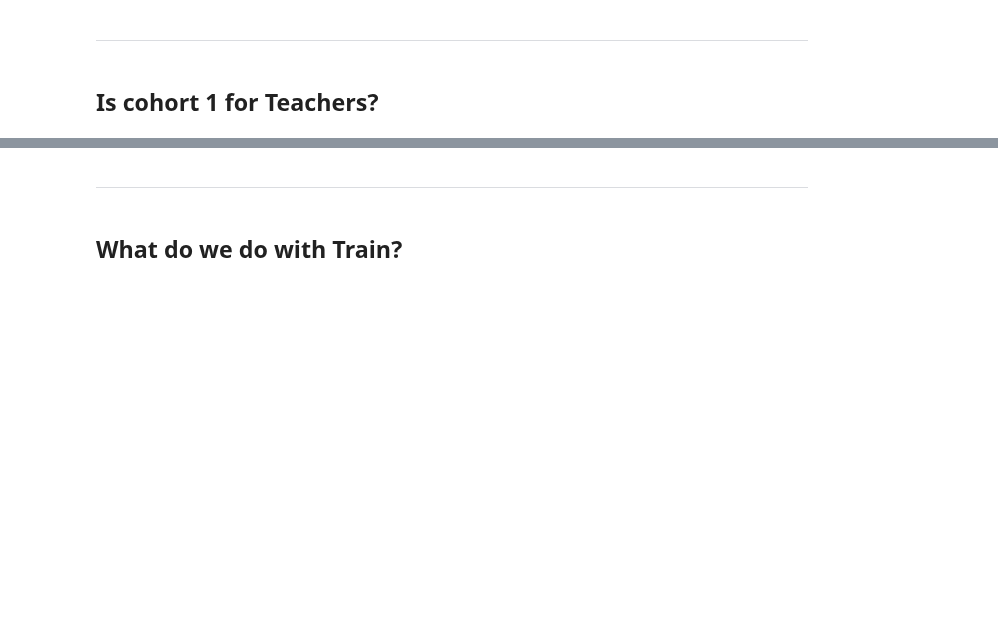
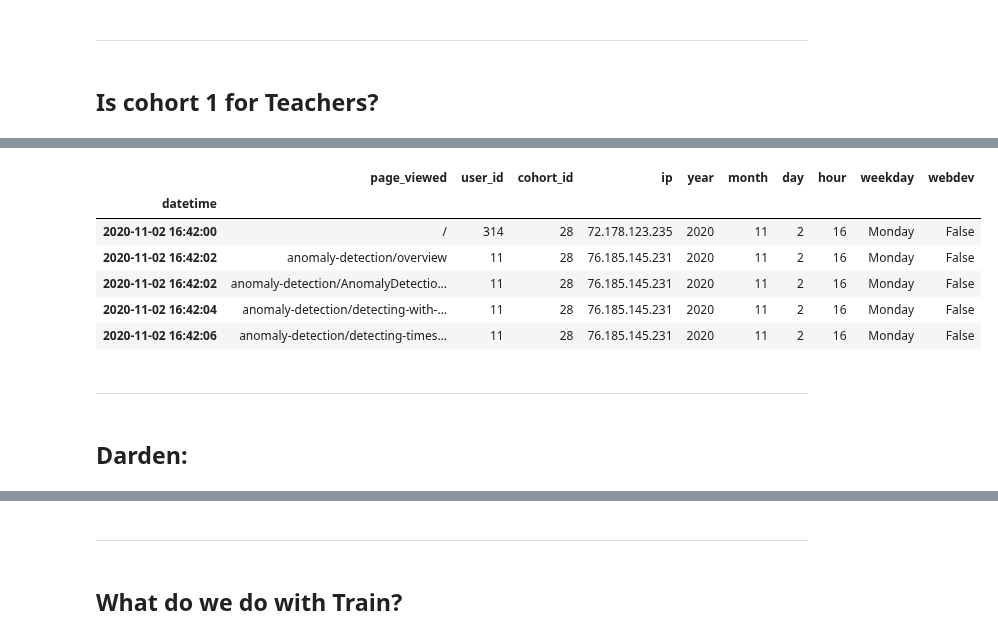
Before and after one commit to CSolitaire/anomaly-detection-exercises, a Jupyter notebook: time_series_anomaly_detection.ipynb, the cells around one changed output, grey strips where cells are left out. Saved outputs shown, nothing was run; the diff lists cells and outputs as text; code cells hidden in the pictures; blank space fills up the shorter version.

```diff
--- a/time_series_anomaly_detection.ipynb
+++ b/time_series_anomaly_detection.ipynb
@@ -1540,0 +1536,14 @@ cohort_1[cohort_1.year == '2020']
+# %%
+cohort_1.tail()
+# %% [output]
+|  | page_viewed | user_id | cohort_id | ip | year | month | day | hour | weekday | webdev |
+| datetime |  |  |  |  |  |  |  |  |  |  |
+| 2020-11-02 16:42:00 | / | 314 | 28 | 72.178.123.235 | 2020 | 11 | 2 | 16 | Monday | False |
+| 2020-11-02 16:42:02 | anomaly-detection/overview | 11 | 28 | 76.185.145.231 | 2020 | 11 | 2 | 16 | Monday | False |
+| 2020-11-02 16:42:02 | anomaly-detection/AnomalyDetectio... | 11 | 28 | 76.185.145.231 | 2020 | 11 | 2 | 16 | Monday | False |
+| 2020-11-02 16:42:04 | anomaly-detection/detecting-with-... | 11 | 28 | 76.185.145.231 | 2020 | 11 | 2 | 16 | Monday | False |
+| 2020-11-02 16:42:06 | anomaly-detection/detecting-times... | 11 | 28 | 76.185.145.231 | 2020 | 11 | 2 | 16 | Monday | False |
+# %% [markdown]
+***
+# %% [markdown]
+## Darden:
```
Also changed, not shown: parts of 20 cells of this notebook.
